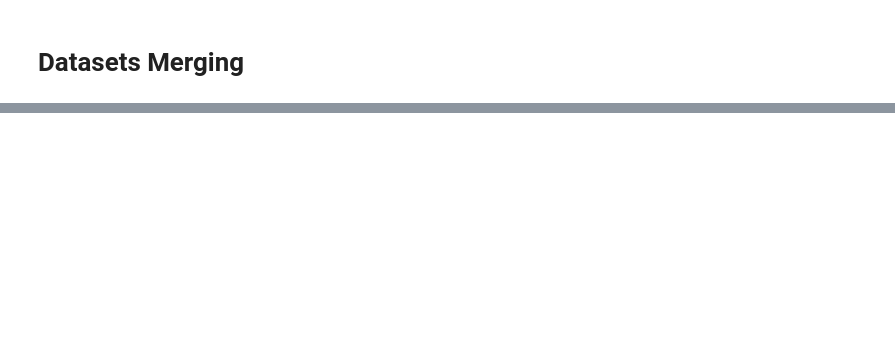
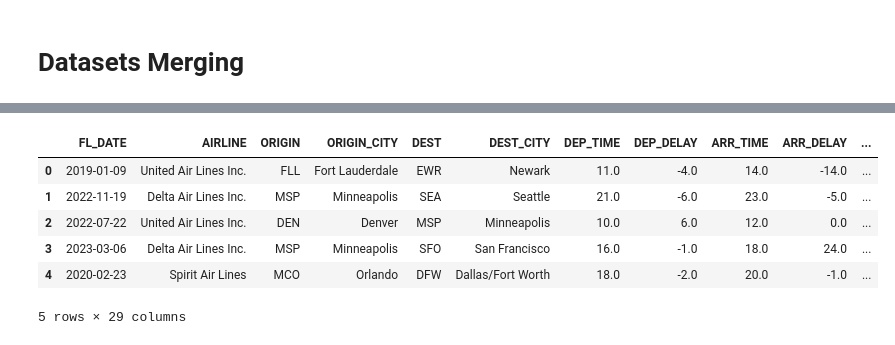
Before and after one commit to jayanthanala/flight-delay-temporal-analysis, a Jupyter notebook: Temporal_Visualizations_of_Flight_Delays_in_the_US_(2019_2023).ipynb, the cells around one changed output, grey strips where cells are left out. Saved outputs shown, nothing was run; the diff lists cells and outputs as text; code cells hidden in the pictures; blank space fills up the shorter version.

```diff
--- a/Temporal_Visualizations_of_Flight_Delays_in_the_US_(2019_2023).ipynb
+++ b/Temporal_Visualizations_of_Flight_Delays_in_the_US_(2019_2023).ipynb
@@ -174,3 +284,13 @@ memory usage: 618.0+ MB
+# %%
+delay_df.head()
+# %% [output]
+|  | FL_DATE | AIRLINE | ORIGIN | ORIGIN_CITY | DEST | DEST_CITY | DEP_TIME | DEP_DELAY | ARR_TIME | ARR_DELAY | ... |
+| 0 | 2019-01-09 | United Air Lines Inc. | FLL | Fort Lauderdale | EWR | Newark | 11.0 | -4.0 | 14.0 | -14.0 | ... |
+| 1 | 2022-11-19 | Delta Air Lines Inc. | MSP | Minneapolis | SEA | Seattle | 21.0 | -6.0 | 23.0 | -5.0 | ... |
+| 2 | 2022-07-22 | United Air Lines Inc. | DEN | Denver | MSP | Minneapolis | 10.0 | 6.0 | 12.0 | 0.0 | ... |
+| 3 | 2023-03-06 | Delta Air Lines Inc. | MSP | Minneapolis | SFO | San Francisco | 16.0 | -1.0 | 18.0 | 24.0 | ... |
+| 4 | 2020-02-23 | Spirit Air Lines | MCO | Orlando | DFW | Dallas/Fort Worth | 18.0 | -2.0 | 20.0 | -1.0 | ... |
+5 rows × 29 columns
 # %%
 display(delay_df)
 
```
Also changed, not shown: parts of 34 cells of this notebook.
